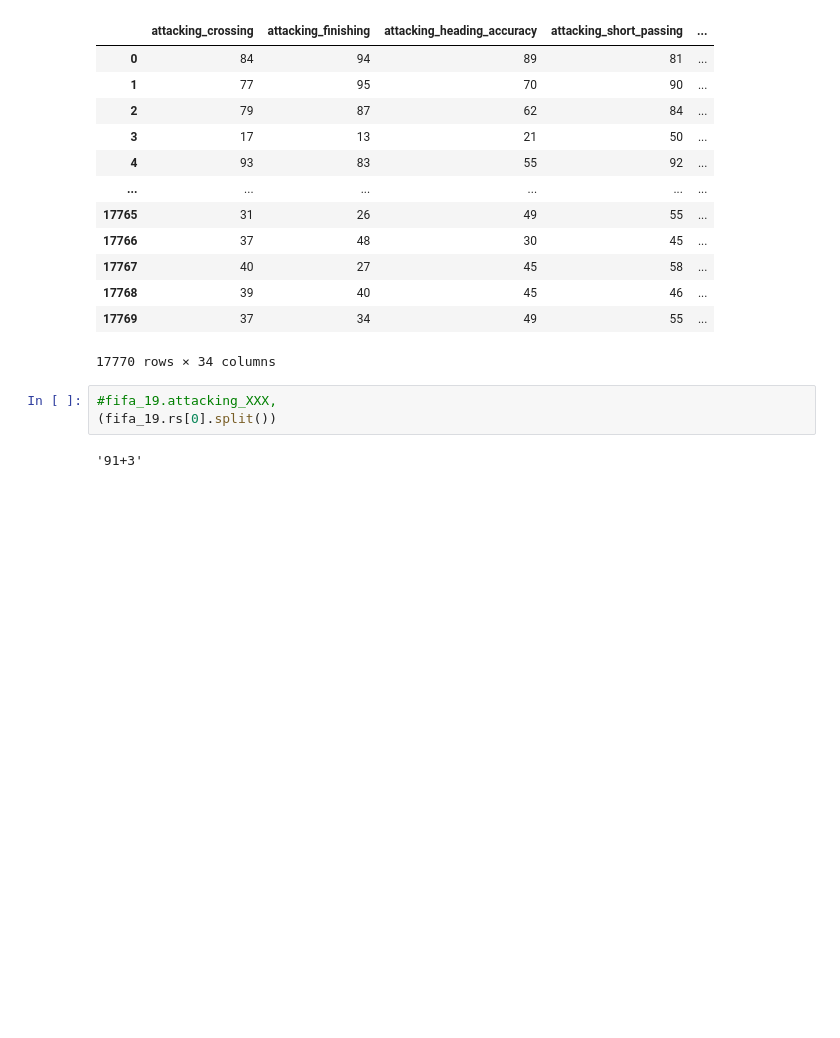
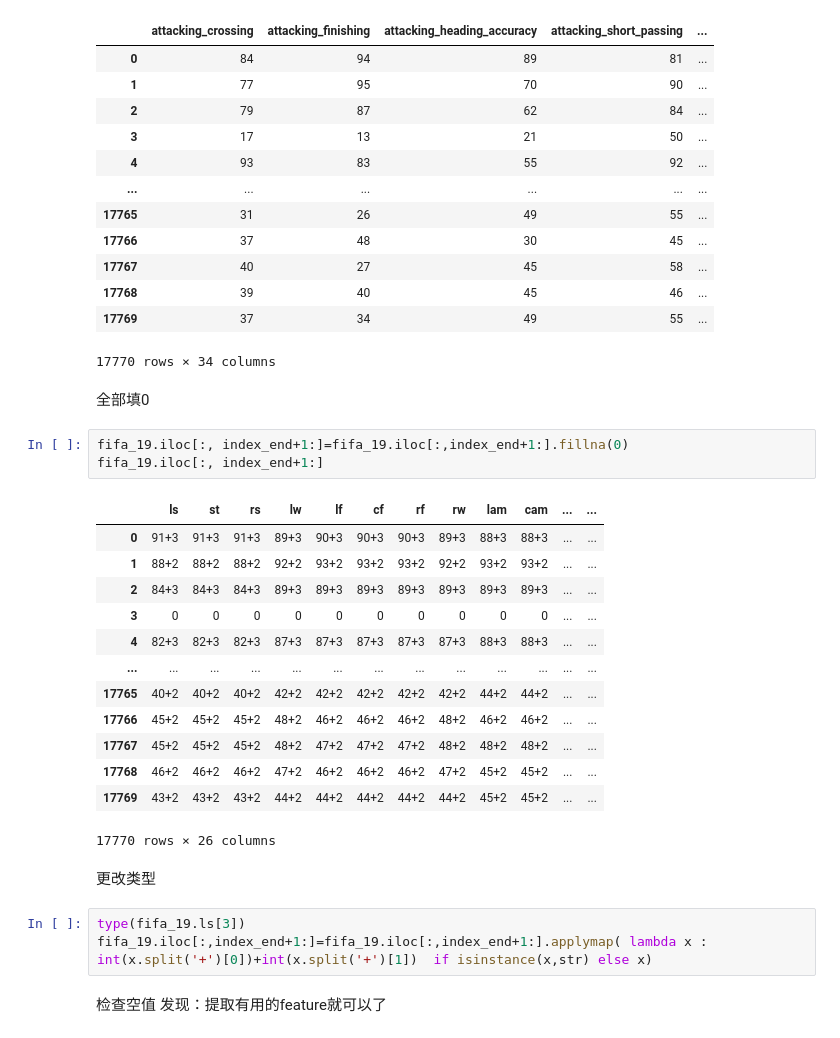
Before and after one commit to diverseman/cs109a_project-soccer, a Jupyter notebook: clean_data.ipynb, the cells around one changed output. Saved outputs shown, nothing was run; the diff lists cells and outputs as text; blank space fills up the shorter version.

```diff
--- a/clean_data.ipynb
+++ b/clean_data.ipynb
@@ -86,8 +86,30 @@ a
 | 17768 | 39 | 40 | 45 | 46 | ... |
 | 17769 | 37 | 34 | 49 | 55 | ... |
 17770 rows × 34 columns
-# %%
-#fifa_19.attacking_XXX,
-(fifa_19.rs[0].split())
-# %% [output]
-'91+3'
+# %% [markdown]
+全部填0
+# %%
+fifa_19.iloc[:, index_end+1:]=fifa_19.iloc[:,index_end+1:].fillna(0)
+fifa_19.iloc[:, index_end+1:]
+# %% [output]
+|  | ls | st | rs | lw | lf | cf | rf | rw | lam | cam | ... | ... |
+| 0 | 91+3 | 91+3 | 91+3 | 89+3 | 90+3 | 90+3 | 90+3 | 89+3 | 88+3 | 88+3 | ... | ... |
+| 1 | 88+2 | 88+2 | 88+2 | 92+2 | 93+2 | 93+2 | 93+2 | 92+2 | 93+2 | 93+2 | ... | ... |
+| 2 | 84+3 | 84+3 | 84+3 | 89+3 | 89+3 | 89+3 | 89+3 | 89+3 | 89+3 | 89+3 | ... | ... |
+| 3 | 0 | 0 | 0 | 0 | 0 | 0 | 0 | 0 | 0 | 0 | ... | ... |
+| 4 | 82+3 | 82+3 | 82+3 | 87+3 | 87+3 | 87+3 | 87+3 | 87+3 | 88+3 | 88+3 | ... | ... |
+| ... | ... | ... | ... | ... | ... | ... | ... | ... | ... | ... | ... | ... |
+| 17765 | 40+2 | 40+2 | 40+2 | 42+2 | 42+2 | 42+2 | 42+2 | 42+2 | 44+2 | 44+2 | ... | ... |
+| 17766 | 45+2 | 45+2 | 45+2 | 48+2 | 46+2 | 46+2 | 46+2 | 48+2 | 46+2 | 46+2 | ... | ... |
+| 17767 | 45+2 | 45+2 | 45+2 | 48+2 | 47+2 | 47+2 | 47+2 | 48+2 | 48+2 | 48+2 | ... | ... |
+| 17768 | 46+2 | 46+2 | 46+2 | 47+2 | 46+2 | 46+2 | 46+2 | 47+2 | 45+2 | 45+2 | ... | ... |
+| 17769 | 43+2 | 43+2 | 43+2 | 44+2 | 44+2 | 44+2 | 44+2 | 44+2 | 45+2 | 45+2 | ... | ... |
+17770 rows × 26 columns
+# %% [markdown]
+更改类型
+# %%
+type(fifa_19.ls[3])
+fifa_19.iloc[:,index_end+1:]=fifa_19.iloc[:,index_end+1:].applymap( lambda x : int(x.split('+')[0])+int(x.split('+')[1])  if isinstance(x,str) else x)
+# %% [markdown]
+检查空值
+发现：提取有用的feature就可以了
```
Also changed, not shown: parts of 27 cells of this notebook, 2 other files.
